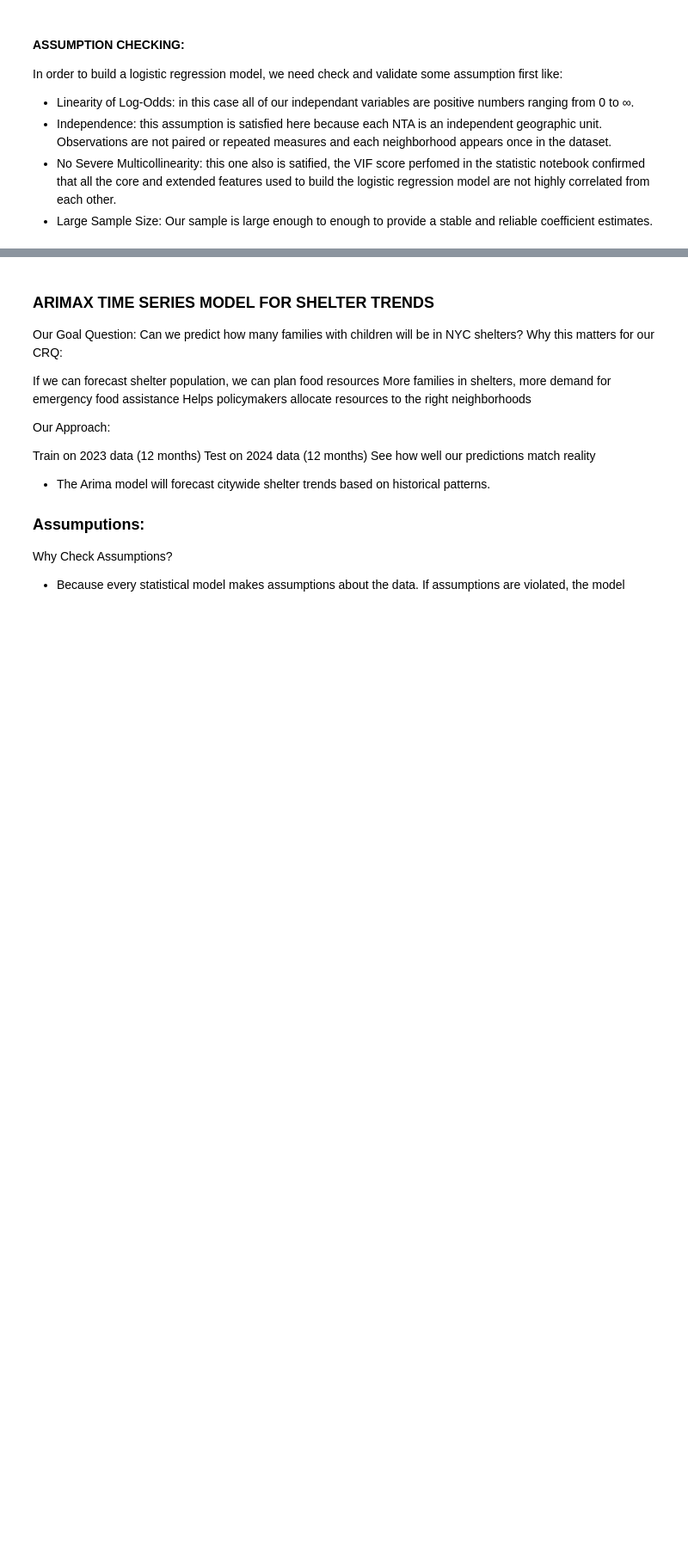
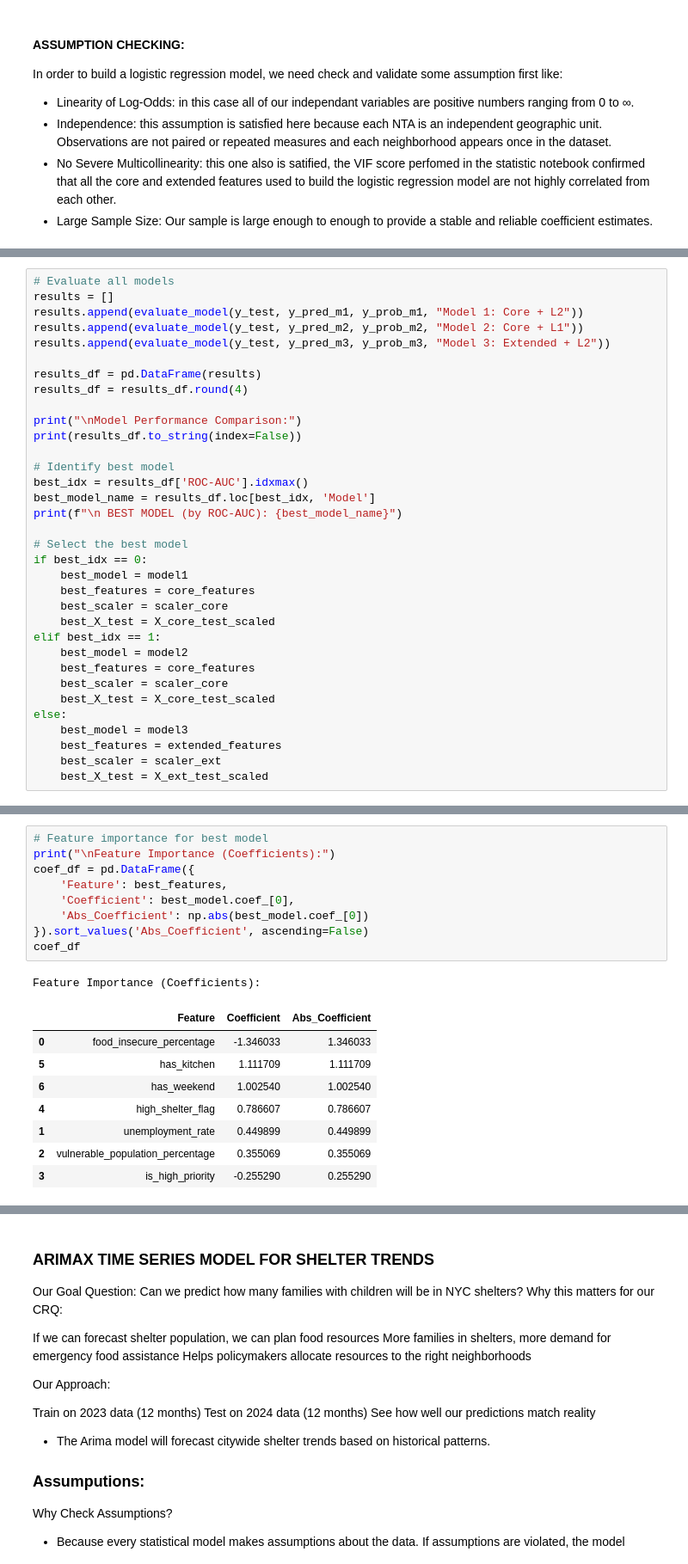
Before and after one commit to Angelk119/CID_Food_Access, a Jupyter notebook: python/notebooks/modeling/ARIMAX.ipynb, the cells around one changed output, grey strips where cells are left out. Shown at 86% size. Cells and saved outputs as stored; diff of their text form; blank space fills up the shorter version.

```diff
--- a/python/notebooks/modeling/ARIMAX.ipynb
+++ b/python/notebooks/modeling/ARIMAX.ipynb
@@ -47,0 +186,34 @@ In order to build a logistic regression model, we need check and validate some a
+# %%
+# Evaluate all models
+results = []
+results.append(evaluate_model(y_test, y_pred_m1, y_prob_m1, "Model 1: Core + L2"))
+results.append(evaluate_model(y_test, y_pred_m2, y_prob_m2, "Model 2: Core + L1"))
+results.append(evaluate_model(y_test, y_pred_m3, y_prob_m3, "Model 3: Extended + L2"))
+
+results_df = pd.DataFrame(results)
+results_df = results_df.round(4)
+
+print("\nModel Performance Comparison:")
+print(results_df.to_string(index=False))
+
+# Identify best model
+best_idx = results_df['ROC-AUC'].idxmax()
+best_model_name = results_df.loc[best_idx, 'Model']
+print(f"\n BEST MODEL (by ROC-AUC): {best_model_name}")
+
+# Select the best model
+if best_idx == 0:
+    best_model = model1
+    best_features = core_features
+    best_scaler = scaler_core
+    best_X_test = X_core_test_scaled
+elif best_idx == 1:
+    best_model = model2
+    best_features = core_features
+    best_scaler = scaler_core
+    best_X_test = X_core_test_scaled
+else:
+    best_model = model3
+    best_features = extended_features
+    best_scaler = scaler_ext
+    best_X_test = X_ext_test_scaled
@@ -47,0 +269,19 @@ In order to build a logistic regression model, we need check and validate some a
+# %%
+# Feature importance for best model
+print("\nFeature Importance (Coefficients):")
+coef_df = pd.DataFrame({
+    'Feature': best_features,
+    'Coefficient': best_model.coef_[0],
+    'Abs_Coefficient': np.abs(best_model.coef_[0])
+}).sort_values('Abs_Coefficient', ascending=False)
+coef_df
+# %% [output]
+Feature Importance (Coefficients):
+|  | Feature | Coefficient | Abs_Coefficient |
+| 0 | food_insecure_percentage | -1.346033 | 1.346033 |
+| 5 | has_kitchen | 1.111709 | 1.111709 |
+| 6 | has_weekend | 1.002540 | 1.002540 |
+| 4 | high_shelter_flag | 0.786607 | 0.786607 |
+| 1 | unemployment_rate | 0.449899 | 0.449899 |
+| 2 | vulnerable_population_percentage | 0.355069 | 0.355069 |
+| 3 | is_high_priority | -0.255290 | 0.255290 |
```
Also changed, not shown: parts of 18 cells of this notebook.
